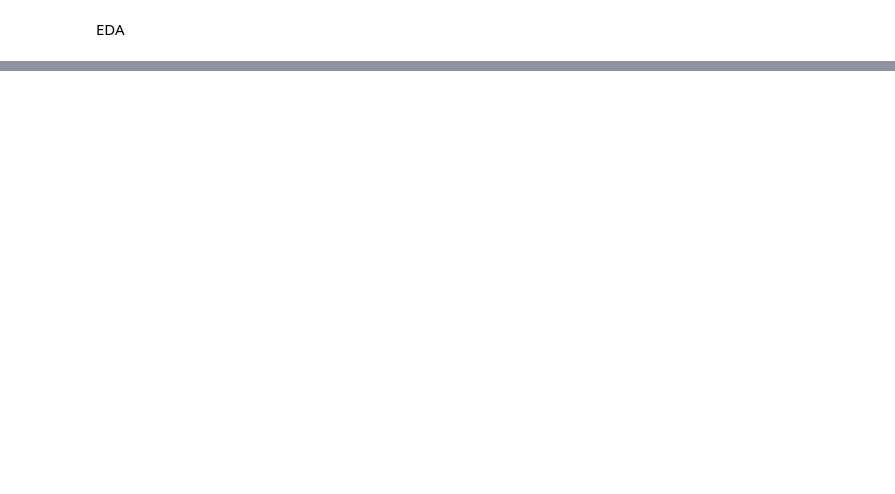
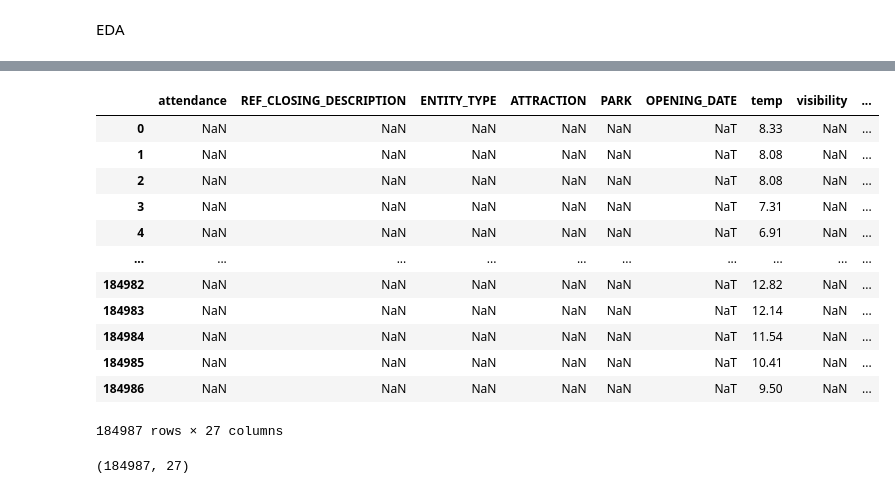
Before and after one commit to Behachee/The-Endless-Line, a Jupyter notebook: EDA.ipynb, the cells around one changed output, grey strips where cells are left out. Saved outputs shown, nothing was run; the diff lists cells and outputs as text; code cells hidden in the pictures; blank space fills up the shorter version.

```diff
--- a/EDA.ipynb
+++ b/EDA.ipynb
@@ -42,0 +62,5 @@ entity.head()
+# %%
+# Add row for each hour between DEB_DATE_TIME and FIN_DATE_TIME
+merge_2['HOURS'] = merge_2.apply(lambda row: pd.date_range(row['DEB_DATE_TIME'], row['FIN_DATE_TIME'], freq='H'), axis=1)
+merge_2 = merge_2.explode('HOURS')
+merge_2.head()
@@ -42,0 +93,4 @@ entity.head()
+# %%
+# Merge merge_2 and weather_df
+merge_3 = pd.merge(merge_2, weather_df, left_on='HOURS', right_on='dt_iso' , how='right')
+merge_3.head()
@@ -42,0 +104,24 @@ entity.head()
+# %%
+merge_3 = merge_3.drop(columns=['USAGE_DATE', 'ENTITY_DESCRIPTION_SHORT', 'FACILITY_NAME', 'DEB_DATE_TIME', 'FIN_DATE_TIME' ,'DEB_TIME', 'FIN_TIME', 'UPDATE_TIME', 'WORK_DATE', 'dt_iso', 'dt', 'timezone', 'city_name', 'lat', 'lon', 'weather_id'])
+merge_3 = merge_3.rename(columns={'HOURS': 'OPENING_DATE'})
+# %%
+
+merge_3
+# %% [output]
+|  | attendance | REF_CLOSING_DESCRIPTION | ENTITY_TYPE | ATTRACTION | PARK | OPENING_DATE | temp | visibility | ... |
+| 0 | NaN | NaN | NaN | NaN | NaN | NaT | 8.33 | NaN | ... |
+| 1 | NaN | NaN | NaN | NaN | NaN | NaT | 8.08 | NaN | ... |
+| 2 | NaN | NaN | NaN | NaN | NaN | NaT | 8.08 | NaN | ... |
+| 3 | NaN | NaN | NaN | NaN | NaN | NaT | 7.31 | NaN | ... |
+| 4 | NaN | NaN | NaN | NaN | NaN | NaT | 6.91 | NaN | ... |
+| ... | ... | ... | ... | ... | ... | ... | ... | ... | ... |
+| 184982 | NaN | NaN | NaN | NaN | NaN | NaT | 12.82 | NaN | ... |
+| 184983 | NaN | NaN | NaN | NaN | NaN | NaT | 12.14 | NaN | ... |
+| 184984 | NaN | NaN | NaN | NaN | NaN | NaT | 11.54 | NaN | ... |
+| 184985 | NaN | NaN | NaN | NaN | NaN | NaT | 10.41 | NaN | ... |
+| 184986 | NaN | NaN | NaN | NaN | NaN | NaT | 9.50 | NaN | ... |
+184987 rows × 27 columns
+# %%
+merge_3.shape
+# %% [output]
+(184987, 27)
```
Also changed, not shown: parts of 23 cells of this notebook, 2 other files.
